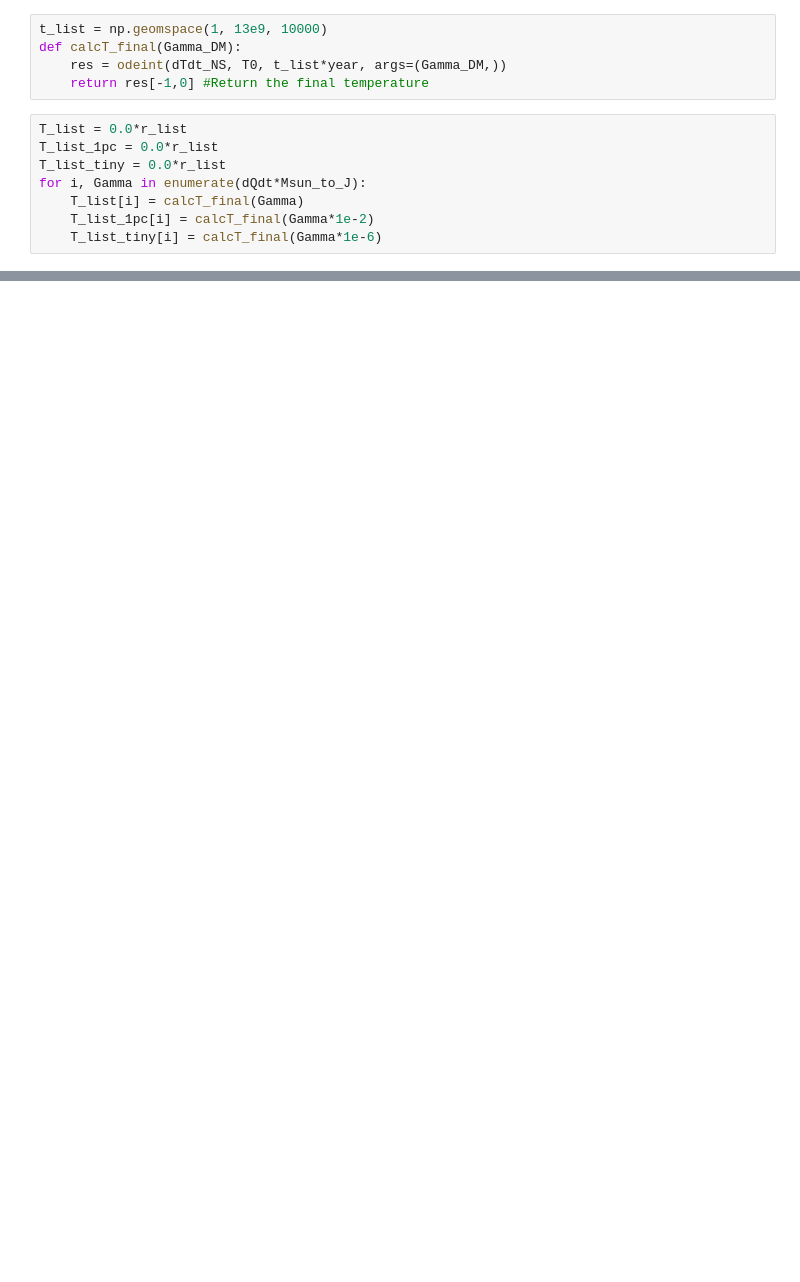
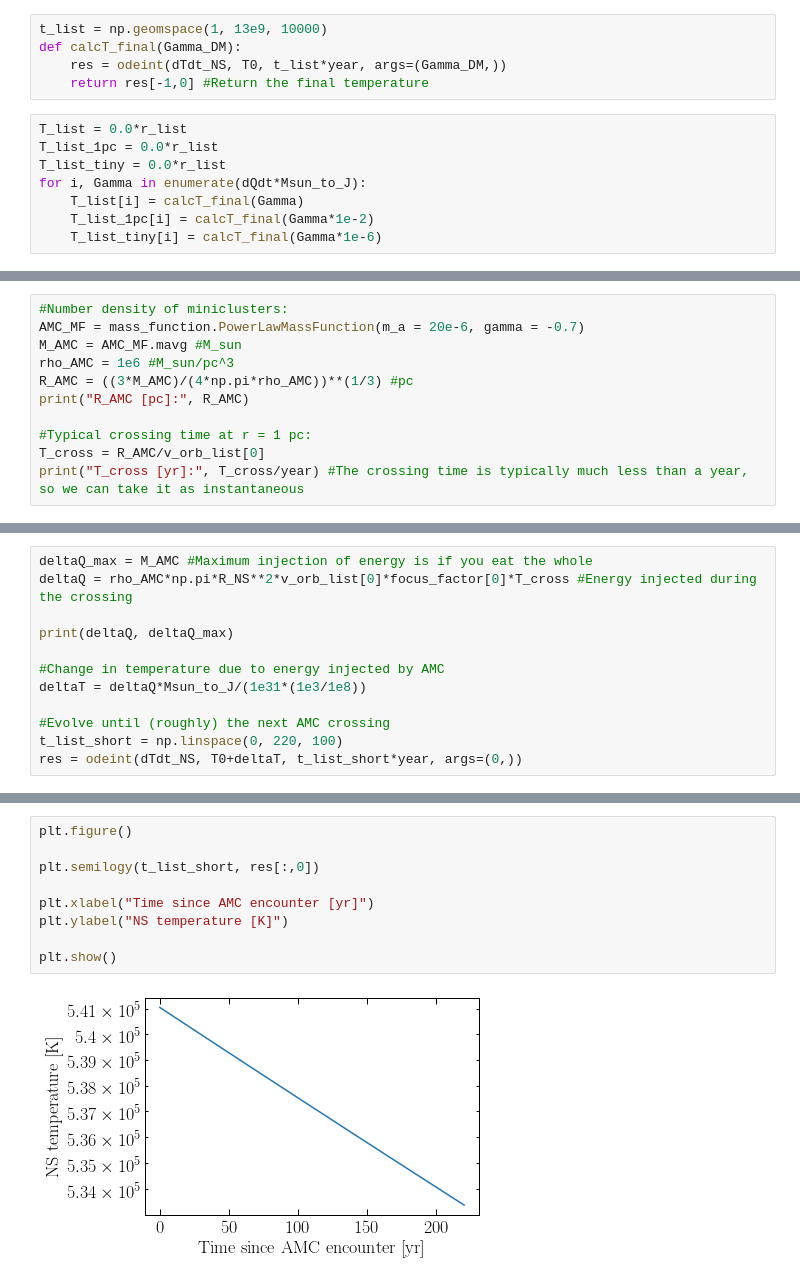
Before and after one commit to bradkav/axion-miniclusters, a Jupyter notebook: code/NS-heating.ipynb, the cells around one changed output, grey strips where cells are left out. Saved outputs shown, nothing was run; the diff lists cells and outputs as text; blank space fills up the shorter version.

```diff
--- a/code/NS-heating.ipynb
+++ b/code/NS-heating.ipynb
@@ -123,0 +143,11 @@ plt.show()
+# %%
+#Number density of miniclusters:
+AMC_MF = mass_function.PowerLawMassFunction(m_a = 20e-6, gamma = -0.7)
+M_AMC = AMC_MF.mavg #M_sun
+rho_AMC = 1e6 #M_sun/pc^3
+R_AMC = ((3*M_AMC)/(4*np.pi*rho_AMC))**(1/3) #pc
+print("R_AMC [pc]:", R_AMC)
+
+#Typical crossing time at r = 1 pc:
+T_cross = R_AMC/v_orb_list[0]
+print("T_cross [yr]:", T_cross/year) #The crossing time is typically much less than a year, so we can take it as instantaneous
@@ -123,0 +167,12 @@ plt.show()
+# %%
+deltaQ_max = M_AMC #Maximum injection of energy is if you eat the whole
+deltaQ = rho_AMC*np.pi*R_NS**2*v_orb_list[0]*focus_factor[0]*T_cross #Energy injected during the crossing
+
+print(deltaQ, deltaQ_max)
+
+#Change in temperature due to energy injected by AMC
+deltaT = deltaQ*Msun_to_J/(1e31*(1e3/1e8))
+
+#Evolve until (roughly) the next AMC crossing
+t_list_short = np.linspace(0, 220, 100)
+res = odeint(dTdt_NS, T0+deltaT, t_list_short*year, args=(0,))
@@ -123,0 +187,11 @@ plt.show()
+# %%
+plt.figure()
+
+plt.semilogy(t_list_short, res[:,0])
+
+plt.xlabel("Time since AMC encounter [yr]")
+plt.ylabel("NS temperature [K]")
+
+plt.show()
+# %% [output]
+[figure, added]
```
Also changed, not shown: parts of 14 cells of this notebook.
